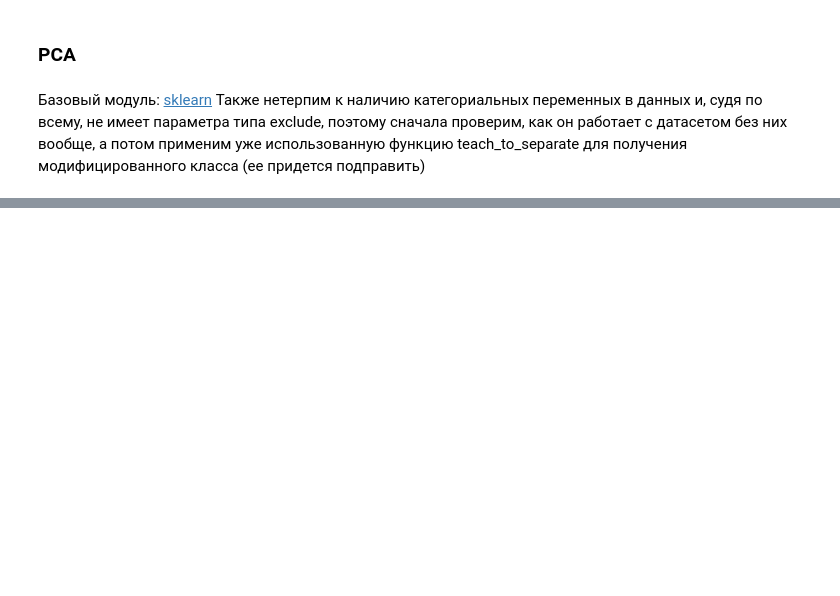
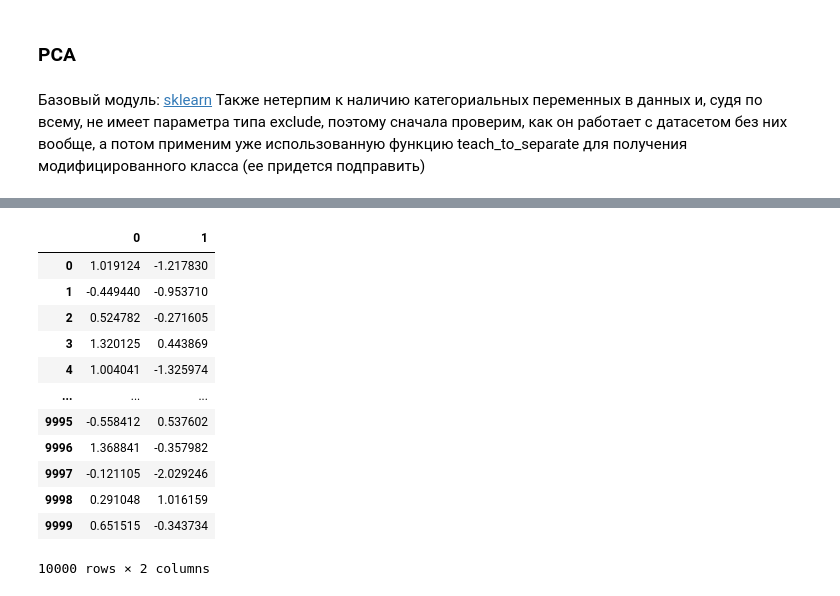
Before and after one commit to uasek/credit_scoring_project, a Jupyter notebook: scoring_model/feature_engineering.ipynb, the cells around one changed output, grey strips where cells are left out. Cells and saved outputs as stored; diff of their text form; code cells hidden in the pictures; blank space fills up the shorter version.

```diff
--- a/scoring_model/feature_engineering.ipynb
+++ b/scoring_model/feature_engineering.ipynb
@@ -181,0 +79,25 @@ Gini: 0.8059570815450643
+# %%
+test_df_trunctated = test_df.copy().drop("xcat", 1)
+PCAer = sklearn.decomposition.KernelPCA(n_components = 2,  #сколько оставить компонентов; по дефолту - все
+                            kernel = "linear", #ядро. По дфеолту линейное. Можно сделать своё, но тогда его нужно предварительно вычислить отдельно,
+                                        #поставить kernel = "precomputed" и передать уже вычисленное ядро в качестве X
+                            degree = 3, #степень полинома для некоторых типов ядер. Важный параметр для тьюнинга, но сильно напрягает процессор
+                            n_jobs = 2 #объект умеет быть многопоточным! -1 займет все ядра
+                    )
+
+PCAer.fit(test_df_trunctated)
+pd.DataFrame(PCAer.transform(test_df_trunctated))
+# %% [output]
+|  | 0 | 1 |
+| 0 | 1.019124 | -1.217830 |
+| 1 | -0.449440 | -0.953710 |
+| 2 | 0.524782 | -0.271605 |
+| 3 | 1.320125 | 0.443869 |
+| 4 | 1.004041 | -1.325974 |
+| ... | ... | ... |
+| 9995 | -0.558412 | 0.537602 |
+| 9996 | 1.368841 | -0.357982 |
+| 9997 | -0.121105 | -2.029246 |
+| 9998 | 0.291048 | 1.016159 |
+| 9999 | 0.651515 | -0.343734 |
+10000 rows × 2 columns
```
Also changed, not shown: parts of 19 cells of this notebook, 1 other file.
